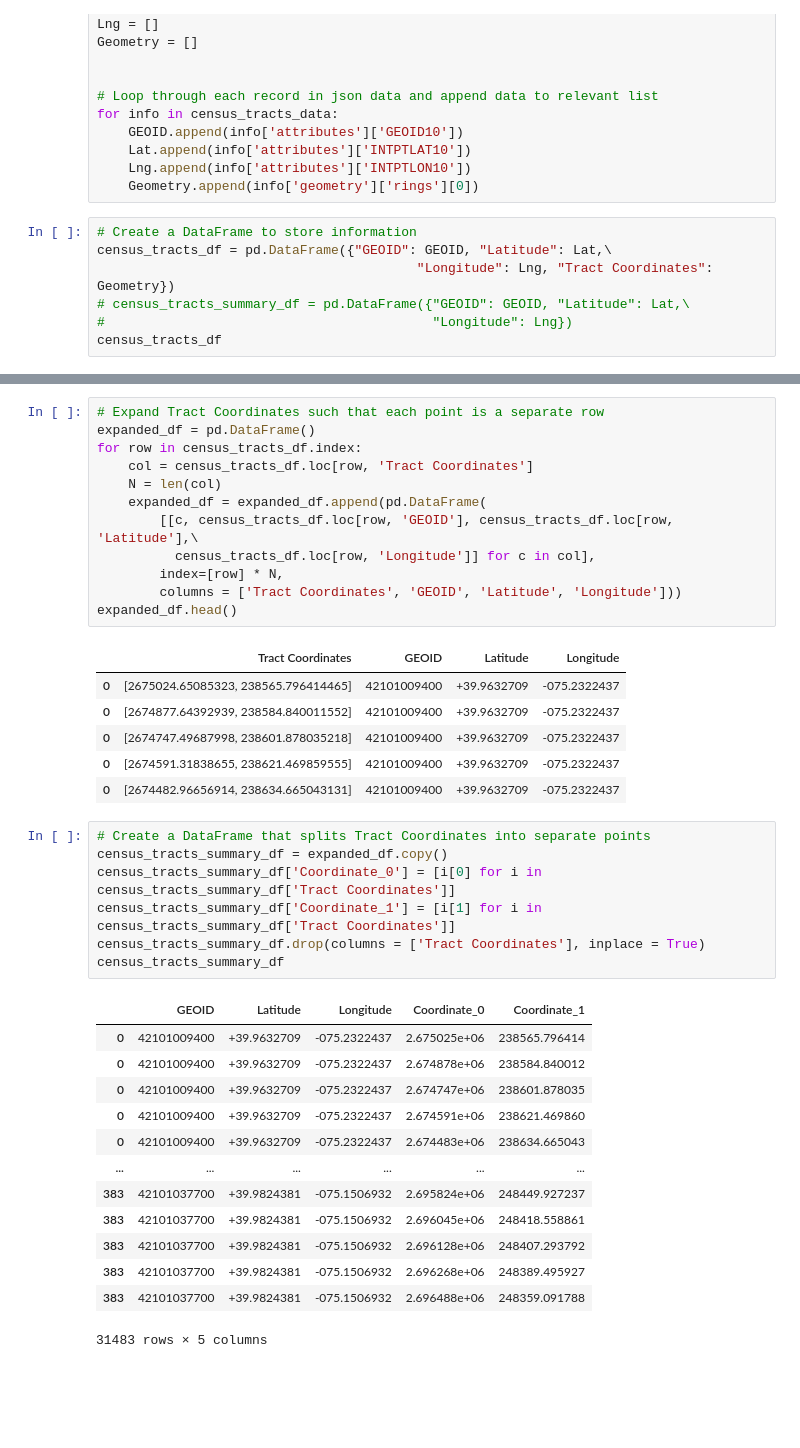
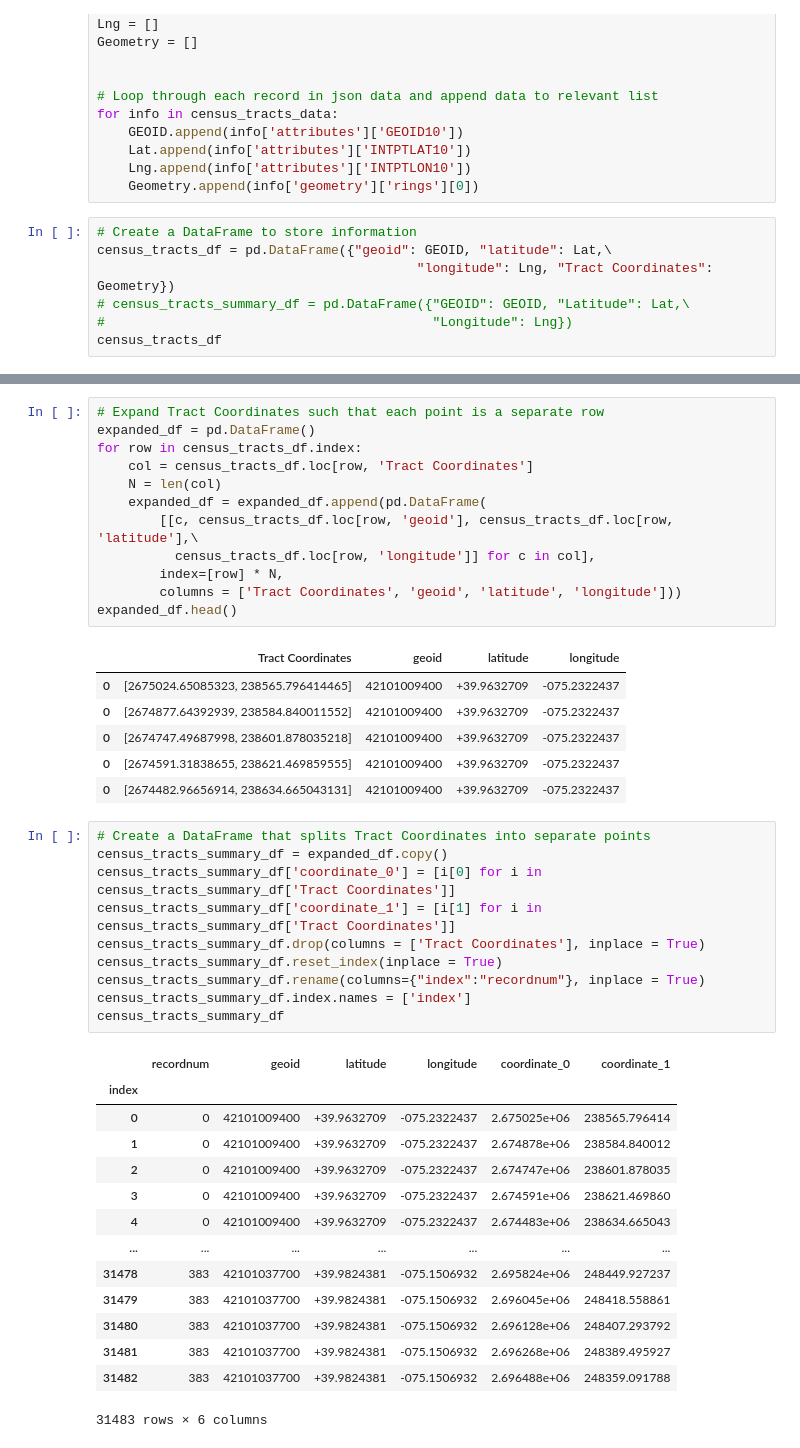
Before and after one commit to caitbeatty/project2, a Jupyter notebook: API datasources/Census_Data_Rough.ipynb, the cells around one changed output, grey strips where cells are left out. Cells and saved outputs as stored; diff of their text form; blank space fills up the shorter version.

Commit message:
censustracts data pushed to sqlite with primary key

```diff
--- a/API datasources/Census_Data_Rough.ipynb
+++ b/API datasources/Census_Data_Rough.ipynb
@@ -53,8 +51,8 @@ for info in census_tracts_data:
     Geometry.append(info['geometry']['rings'][0])
 # %%
 # Create a DataFrame to store information
-census_tracts_df = pd.DataFrame({"GEOID": GEOID, "Latitude": Lat,\
-                                         "Longitude": Lng, "Tract Coordinates": Geometry})
+census_tracts_df = pd.DataFrame({"geoid": GEOID, "latitude": Lat,\
+                                         "longitude": Lng, "Tract Coordinates": Geometry})
 # census_tracts_summary_df = pd.DataFrame({"GEOID": GEOID, "Latitude": Lat,\
 #                                          "Longitude": Lng})
 census_tracts_df
@@ -79,13 +77,13 @@ for row in census_tracts_df.index:
     col = census_tracts_df.loc[row, 'Tract Coordinates']
     N = len(col)
     expanded_df = expanded_df.append(pd.DataFrame(
-        [[c, census_tracts_df.loc[row, 'GEOID'], census_tracts_df.loc[row, 'Latitude'],\
-          census_tracts_df.loc[row, 'Longitude']] for c in col],
+        [[c, census_tracts_df.loc[row, 'geoid'], census_tracts_df.loc[row, 'latitude'],\
+          census_tracts_df.loc[row, 'longitude']] for c in col],
         index=[row] * N,
-        columns = ['Tract Coordinates', 'GEOID', 'Latitude', 'Longitude']))
+        columns = ['Tract Coordinates', 'geoid', 'latitude', 'longitude']))
 expanded_df.head()
 # %% [output]
-|  | Tract Coordinates | GEOID | Latitude | Longitude |
+|  | Tract Coordinates | geoid | latitude | longitude |
 | 0 | [2675024.65085323, 238565.796414465] | 42101009400 | +39.9632709 | -075.2322437 |
 | 0 | [2674877.64392939, 238584.840011552] | 42101009400 | +39.9632709 | -075.2322437 |
 | 0 | [2674747.49687998, 238601.878035218] | 42101009400 | +39.9632709 | -075.2322437 |
@@ -94,23 +92,27 @@ expanded_df.head()
 # %%
 # Create a DataFrame that splits Tract Coordinates into separate points
 census_tracts_summary_df = expanded_df.copy()
-census_tracts_summary_df['Coordinate_0'] = [i[0] for i in census_tracts_summary_df['Tract Coordinates']]
-census_tracts_summary_df['Coordinate_1'] = [i[1] for i in census_tracts_summary_df['Tract Coordinates']]
+census_tracts_summary_df['coordinate_0'] = [i[0] for i in census_tracts_summary_df['Tract Coordinates']]
+census_tracts_summary_df['coordinate_1'] = [i[1] for i in census_tracts_summary_df['Tract Coordinates']]
 census_tracts_summary_df.drop(columns = ['Tract Coordinates'], inplace = True)
+census_tracts_summary_df.reset_index(inplace = True)
+census_tracts_summary_df.rename(columns={"index":"recordnum"}, inplace = True)
+census_tracts_summary_df.index.names = ['index']
 census_tracts_summary_df
 # %% [output]
-|  | GEOID | Latitude | Longitude | Coordinate_0 | Coordinate_1 |
-| 0 | 42101009400 | +39.9632709 | -075.2322437 | 2.675025e+06 | 238565.796414 |
-| 0 | 42101009400 | +39.9632709 | -075.2322437 | 2.674878e+06 | 238584.840012 |
-| 0 | 42101009400 | +39.9632709 | -075.2322437 | 2.674747e+06 | 238601.878035 |
-| 0 | 42101009400 | +39.9632709 | -075.2322437 | 2.674591e+06 | 238621.469860 |
-| 0 | 42101009400 | +39.9632709 | -075.2322437 | 2.674483e+06 | 238634.665043 |
-| ... | ... | ... | ... | ... | ... |
-| 383 | 42101037700 | +39.9824381 | -075.1506932 | 2.695824e+06 | 248449.927237 |
-| 383 | 42101037700 | +39.9824381 | -075.1506932 | 2.696045e+06 | 248418.558861 |
-| 383 | 42101037700 | +39.9824381 | -075.1506932 | 2.696128e+06 | 248407.293792 |
-| 383 | 42101037700 | +39.9824381 | -075.1506932 | 2.696268e+06 | 248389.495927 |
-| 383 | 42101037700 | +39.9824381 | -075.1506932 | 2.696488e+06 | 248359.091788 |
+|  | recordnum | geoid | latitude | longitude | coordinate_0 | coordinate_1 |
+| index |  |  |  |  |  |  |
+| 0 | 0 | 42101009400 | +39.9632709 | -075.2322437 | 2.675025e+06 | 238565.796414 |
+| 1 | 0 | 42101009400 | +39.9632709 | -075.2322437 | 2.674878e+06 | 238584.840012 |
+| 2 | 0 | 42101009400 | +39.9632709 | -075.2322437 | 2.674747e+06 | 238601.878035 |
+| 3 | 0 | 42101009400 | +39.9632709 | -075.2322437 | 2.674591e+06 | 238621.469860 |
+| 4 | 0 | 42101009400 | +39.9632709 | -075.2322437 | 2.674483e+06 | 238634.665043 |
+| ... | ... | ... | ... | ... | ... | ... |
+| 31478 | 383 | 42101037700 | +39.9824381 | -075.1506932 | 2.695824e+06 | 248449.927237 |
+| 31479 | 383 | 42101037700 | +39.9824381 | -075.1506932 | 2.696045e+06 | 248418.558861 |
+| 31480 | 383 | 42101037700 | +39.9824381 | -075.1506932 | 2.696128e+06 | 248407.293792 |
+| 31481 | 383 | 42101037700 | +39.9824381 | -075.1506932 | 2.696268e+06 | 248389.495927 |
+| 31482 | 383 | 42101037700 | +39.9824381 | -075.1506932 | 2.696488e+06 | 248359.091788 |
-31483 rows × 5 columns
+31483 rows × 6 columns
 # %%
 # Save information in a csv file
```
Also changed, not shown: parts of 16 cells of this notebook, 2 other files.
